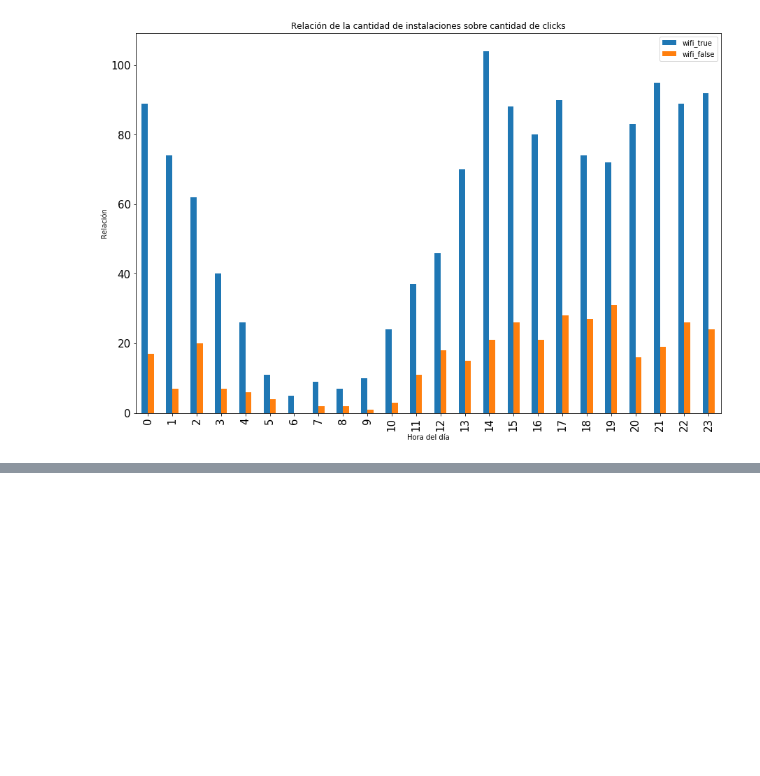
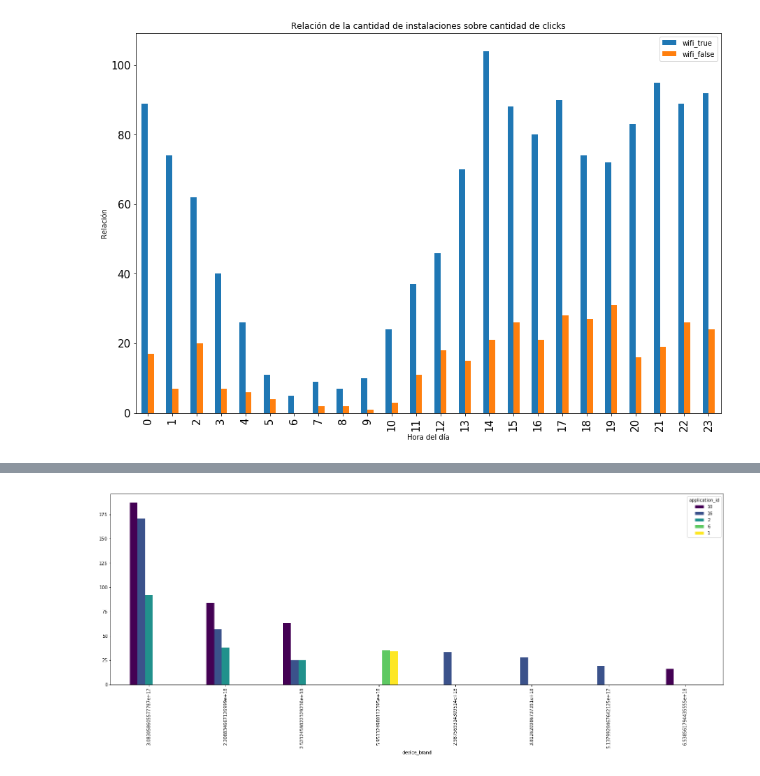
Before and after one commit to AlejandroKler/Datanesa, a Jupyter notebook: analisis_clicks_installs_nico.ipynb, the cells around one changed output, grey strips where cells are left out. Cells and saved outputs as stored; diff of their text form; code cells hidden in the pictures; blank space fills up the shorter version.

Commit message:
actualicé clicks_installs

```diff
--- a/analisis_clicks_installs_nico.ipynb
+++ b/analisis_clicks_installs_nico.ipynb
@@ -304,3 +336,6 @@ ax.set_ylabel("Relación")
 ax;
 # %% [output]
 [figure]
+# %%
+device_application = installs.groupby(["device_brand", "application_id"]).agg({"cantidad_instalaciones":"sum"}).sort_values("cantidad_instalaciones",ascending=False)
+device_application
@@ -306,0 +362,3 @@ ax;
+# %%
+device_application.reset_index(inplace=True)
+device_application.head(15)
@@ -306,0 +382,4 @@ ax;
+# %%
+device_application.head(15).pivot(index='device_brand', columns='application_id', values='cantidad_instalaciones').plot(kind='bar', figsize = (25,8), colormap='viridis');
+# %% [output]
+[figure, added]
```
Also changed, not shown: parts of 15 cells of this notebook.
